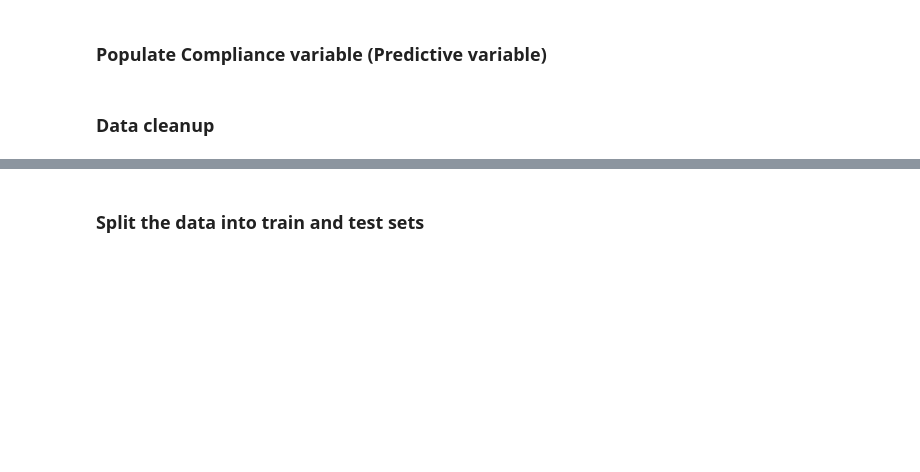
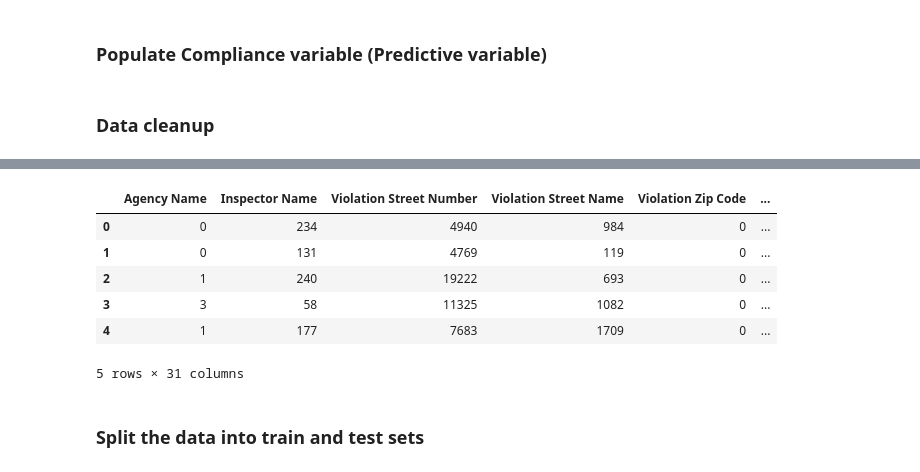
Before and after one commit to satyaGundi/DataAnalysis, a Jupyter notebook: BlightViolations/BlightViolations.ipynb, the cells around one changed output, grey strips where cells are left out. Saved outputs shown, nothing was run; the diff lists cells and outputs as text; code cells hidden in the pictures; blank space fills up the shorter version.

```diff
--- a/BlightViolations/BlightViolations.ipynb
+++ b/BlightViolations/BlightViolations.ipynb
@@ -178,3 +208,15 @@ DF.drop(['Violator ID'], axis =1, inplace = True)
+# %%
+AA = list(DF.columns)
+AA.remove('compliance')
+DF[AA].head()
+# %% [output]
+|  | Agency Name | Inspector Name | Violation Street Number | Violation Street Name | Violation Zip Code | ... |
+| 0 | 0 | 234 | 4940 | 984 | 0 | ... |
+| 1 | 0 | 131 | 4769 | 119 | 0 | ... |
+| 2 | 1 | 240 | 19222 | 693 | 0 | ... |
+| 3 | 3 | 58 | 11325 | 1082 | 0 | ... |
+| 4 | 1 | 177 | 7683 | 1709 | 0 | ... |
+5 rows × 31 columns
 # %% [markdown]
 ### Split the data into train and test sets
 # %%
```
Also changed, not shown: parts of 8 cells of this notebook.
